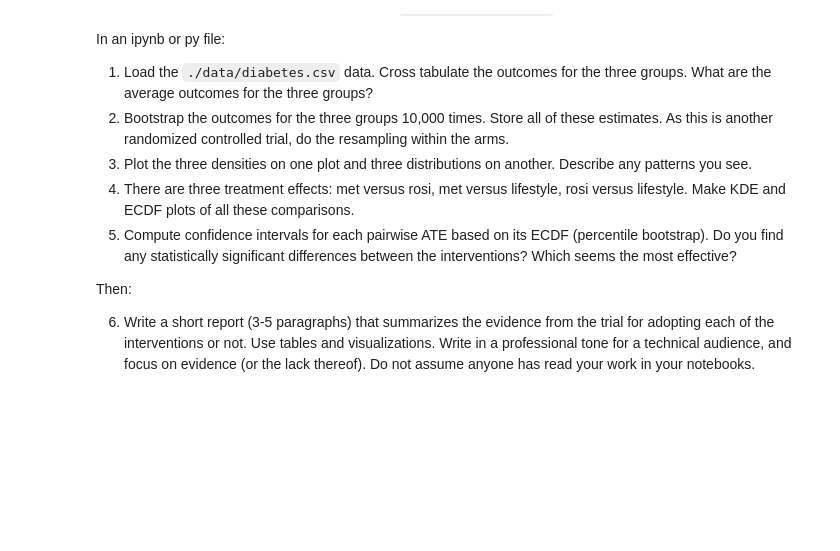
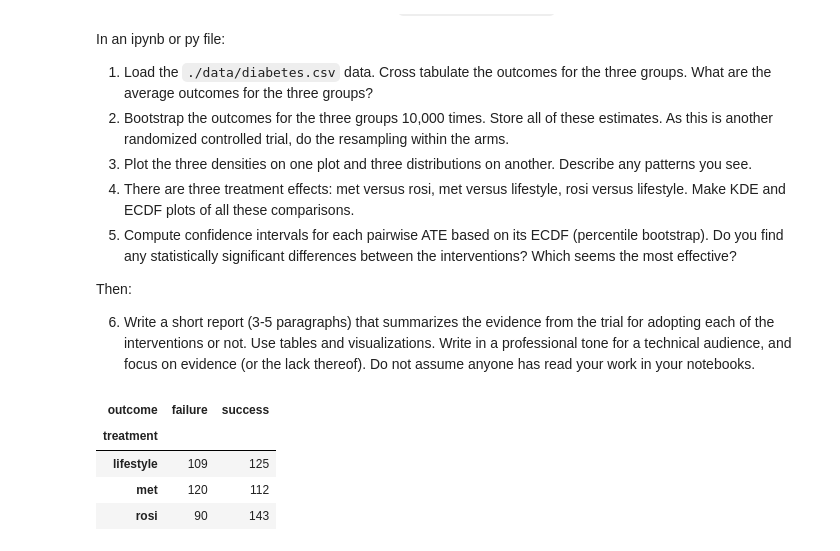
Before and after one commit to cejones8/UU_Labs, a Jupyter notebook: Lab 6/Thursday_lab/lab_06.ipynb, the cells around one changed output. Cells and saved outputs as stored; diff of their text form; code cells hidden in the pictures; blank space fills up the shorter version.

```diff
--- a/Lab 6/Thursday_lab/lab_06.ipynb
+++ b/Lab 6/Thursday_lab/lab_06.ipynb
@@ -221,0 +225,10 @@ Then:
+# %%
+# step 1
+df = pd.read_csv('./data/diabetes.csv')
+pd.crosstab(df['treatment'], df['outcome'])
+# %% [output]
+| outcome | failure | success |
+| treatment |  |  |
+| lifestyle | 109 | 125 |
+| met | 120 | 112 |
+| rosi | 90 | 143 |
```
Also changed, not shown: parts of 7 cells of this notebook.
